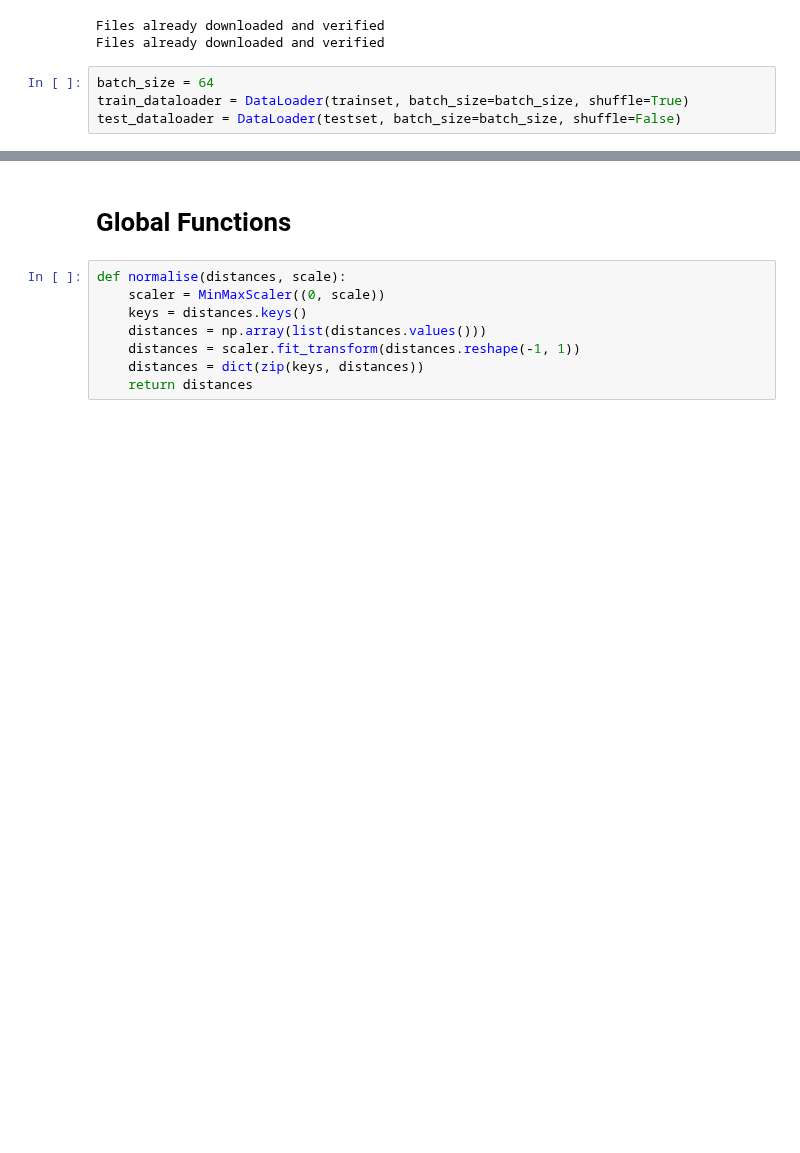
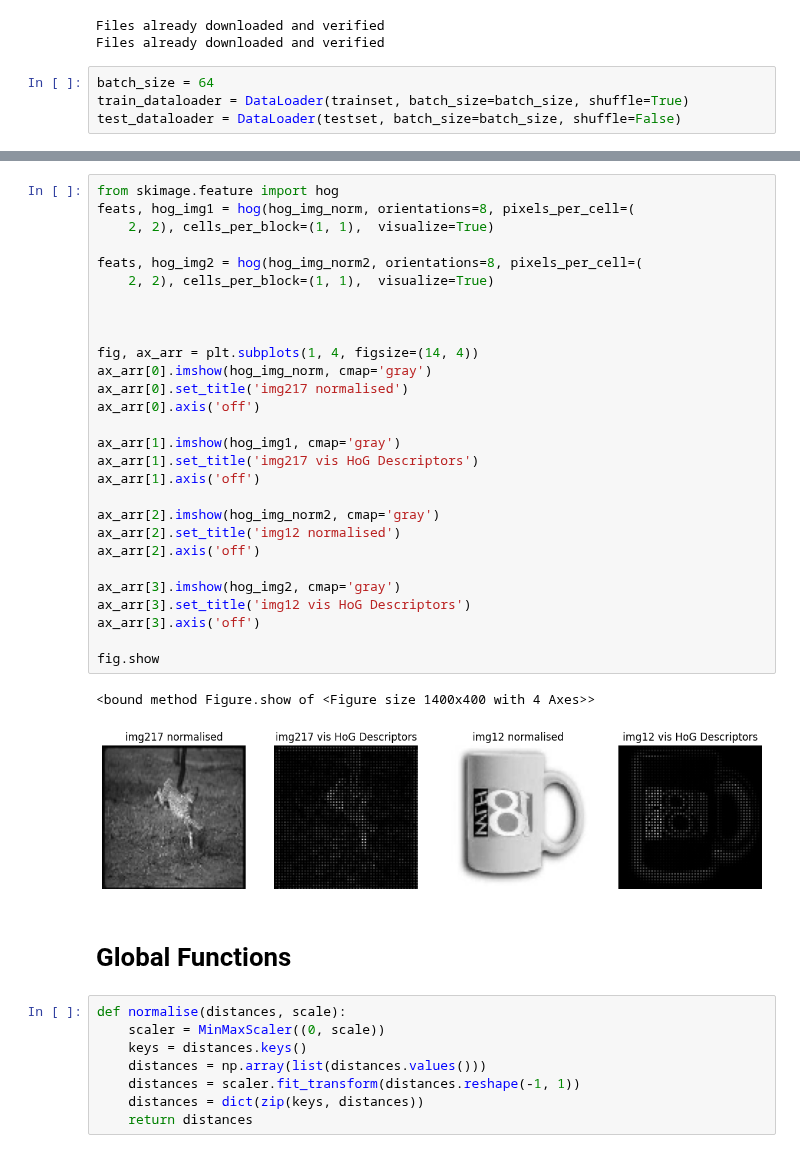
Before and after one commit to hippogriffi/CBIRS, a Jupyter notebook: App/Progs/demo_test.ipynb, the cells around one changed output, grey strips where cells are left out. Drawn from its saved outputs; the diff is of its cells as text; blank space fills up the shorter version.

```diff
--- a/App/Progs/demo_test.ipynb
+++ b/App/Progs/demo_test.ipynb
@@ -128,3 +161,34 @@ test_dataloader = DataLoader(testset, batch_size=batch_size, shuffle=False)
+# %%
+from skimage.feature import hog
+feats, hog_img1 = hog(hog_img_norm, orientations=8, pixels_per_cell=(
+    2, 2), cells_per_block=(1, 1),  visualize=True)
+
+feats, hog_img2 = hog(hog_img_norm2, orientations=8, pixels_per_cell=(
+    2, 2), cells_per_block=(1, 1),  visualize=True)
+
+
+
+fig, ax_arr = plt.subplots(1, 4, figsize=(14, 4))
+ax_arr[0].imshow(hog_img_norm, cmap='gray')
+ax_arr[0].set_title('img217 normalised')
+ax_arr[0].axis('off')
+
+ax_arr[1].imshow(hog_img1, cmap='gray')
+ax_arr[1].set_title('img217 vis HoG Descriptors')
+ax_arr[1].axis('off')
+
+ax_arr[2].imshow(hog_img_norm2, cmap='gray')
+ax_arr[2].set_title('img12 normalised')
+ax_arr[2].axis('off')
+
+ax_arr[3].imshow(hog_img2, cmap='gray')
+ax_arr[3].set_title('img12 vis HoG Descriptors')
+ax_arr[3].axis('off')
+
+fig.show
+# %% [output]
+<bound method Figure.show of <Figure size 1400x400 with 4 Axes>>
+[figure, added]
 # %% [markdown]
 # Global Functions
 # %%
```
Also changed, not shown: parts of 13 cells of this notebook, 4 other files.
